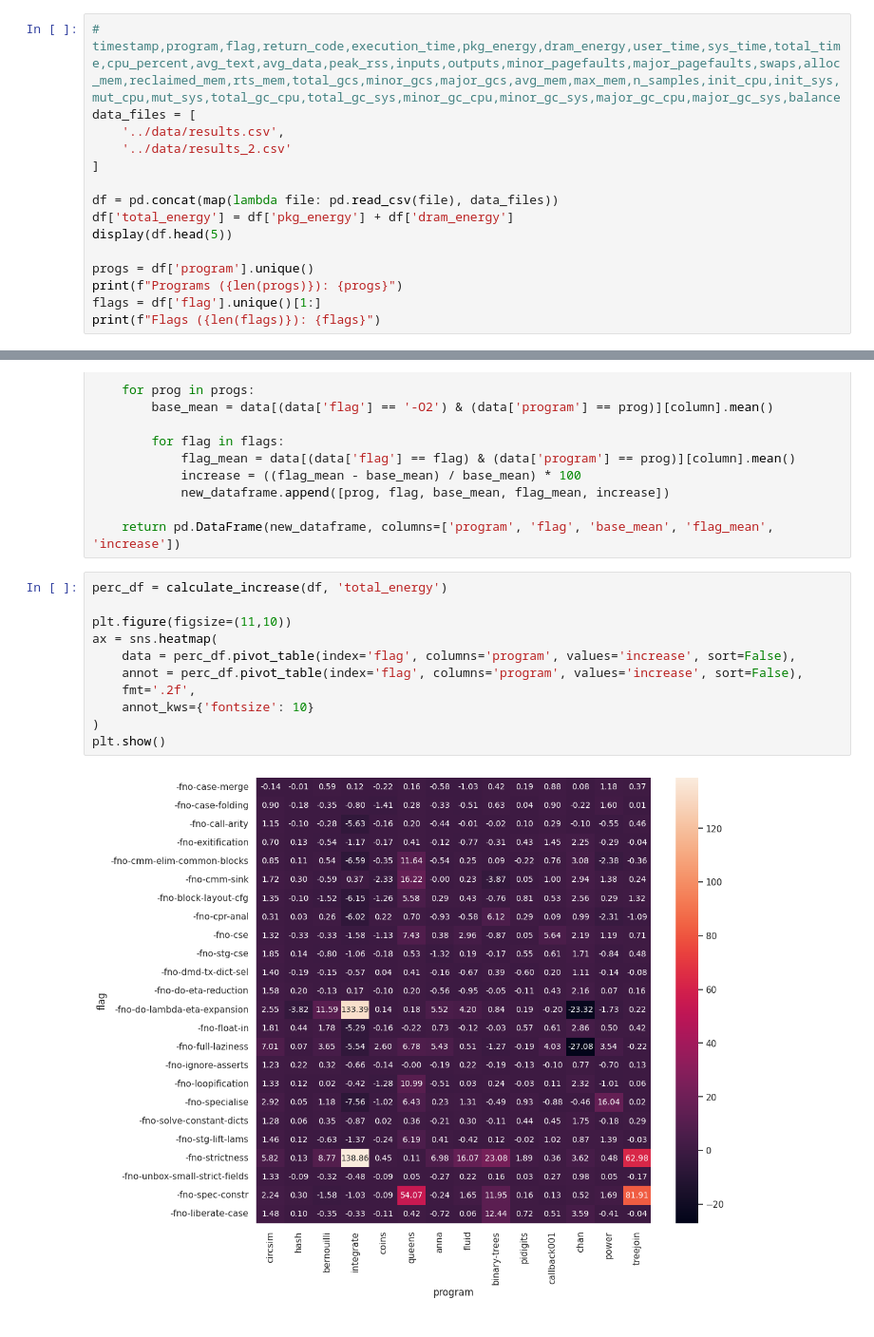
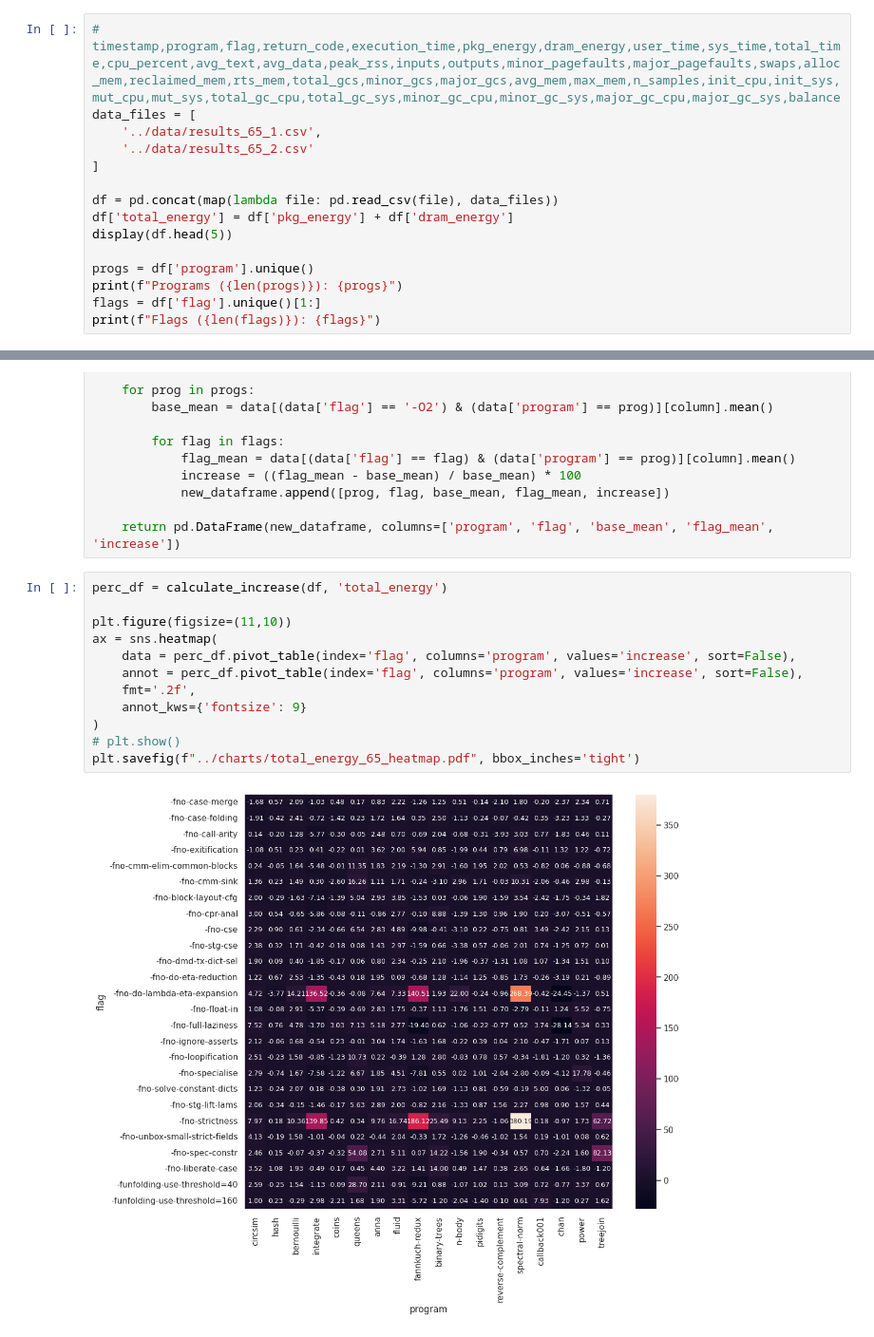
Before and after one commit to bernas670/ghc-energy, a Jupyter notebook: stats/perc_increase.ipynb, the cells around one changed output, grey strips where cells are left out. Shown: that part at 95% size. Saved outputs shown, nothing was run; the diff lists cells and outputs as text.

Commit message:
Updated results, added charts, added temperature notebook

```diff
--- a/stats/perc_increase.ipynb
+++ b/stats/perc_increase.ipynb
@@ -15,8 +15,8 @@ pd.set_option('display.max_rows', 500)
 # %%
 # timestamp,program,flag,return_code,execution_time,pkg_energy,dram_energy,user_time,sys_time,total_time,cpu_percent,avg_text,avg_data,peak_rss,inputs,outputs,minor_pagefaults,major_pagefaults,swaps,alloc_mem,reclaimed_mem,rts_mem,total_gcs,minor_gcs,major_gcs,avg_mem,max_mem,n_samples,init_cpu,init_sys,mut_cpu,mut_sys,total_gc_cpu,total_gc_sys,minor_gc_cpu,minor_gc_sys,major_gc_cpu,major_gc_sys,balance
 data_files = [
-    '../data/results.csv',
-    '../data/results_2.csv'
+    '../data/results_65_1.csv',
+    '../data/results_65_2.csv'
 ]
 
 df = pd.concat(map(lambda file: pd.read_csv(file), data_files))
@@ -61,16 +63,17 @@ def calculate_increase(data, column):
 # %%
 perc_df = calculate_increase(df, 'total_energy')
 
 plt.figure(figsize=(11,10))
 ax = sns.heatmap(
     data = perc_df.pivot_table(index='flag', columns='program', values='increase', sort=False),
     annot = perc_df.pivot_table(index='flag', columns='program', values='increase', sort=False),
     fmt='.2f',
-    annot_kws={'fontsize': 10}
+    annot_kws={'fontsize': 9}
 )
-plt.show()
+# plt.show()
+plt.savefig(f"../charts/total_energy_65_heatmap.pdf", bbox_inches='tight')
 # %% [output]
-[figure, old version]
+[figure, new version]
 # %%
 perc_df['Benchmark'] = ['Others'] * len(perc_df)
 
```
Also changed, not shown: parts of 3 cells of this notebook, 10 other files.
